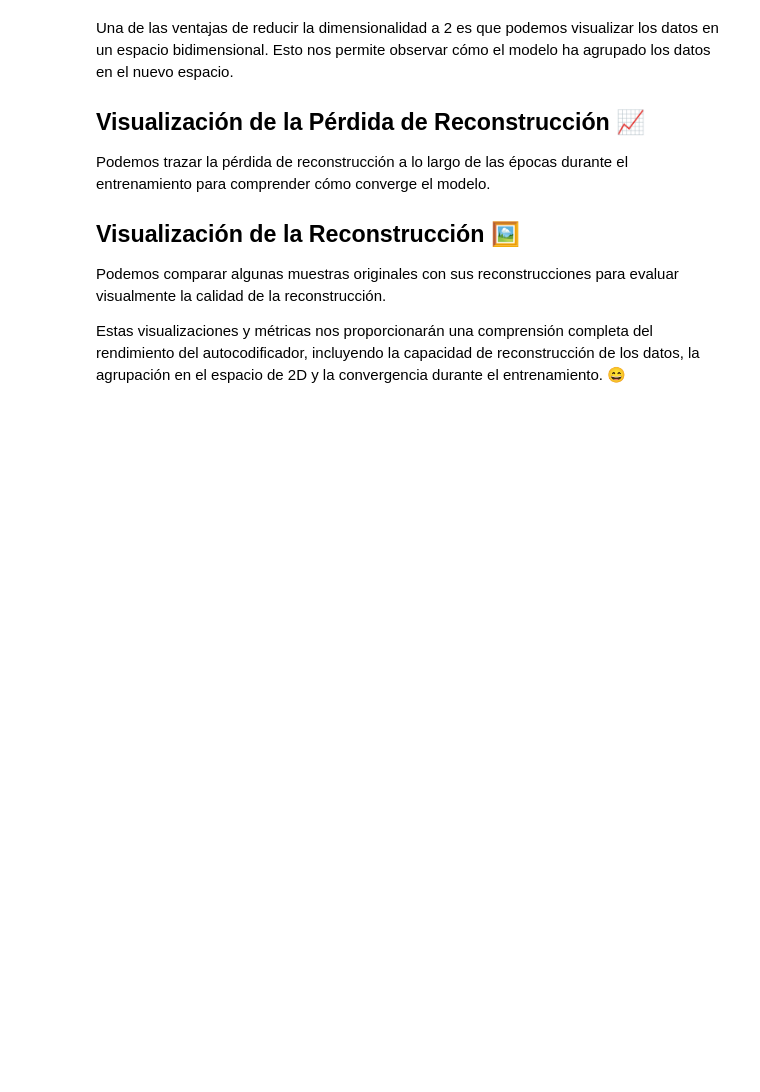
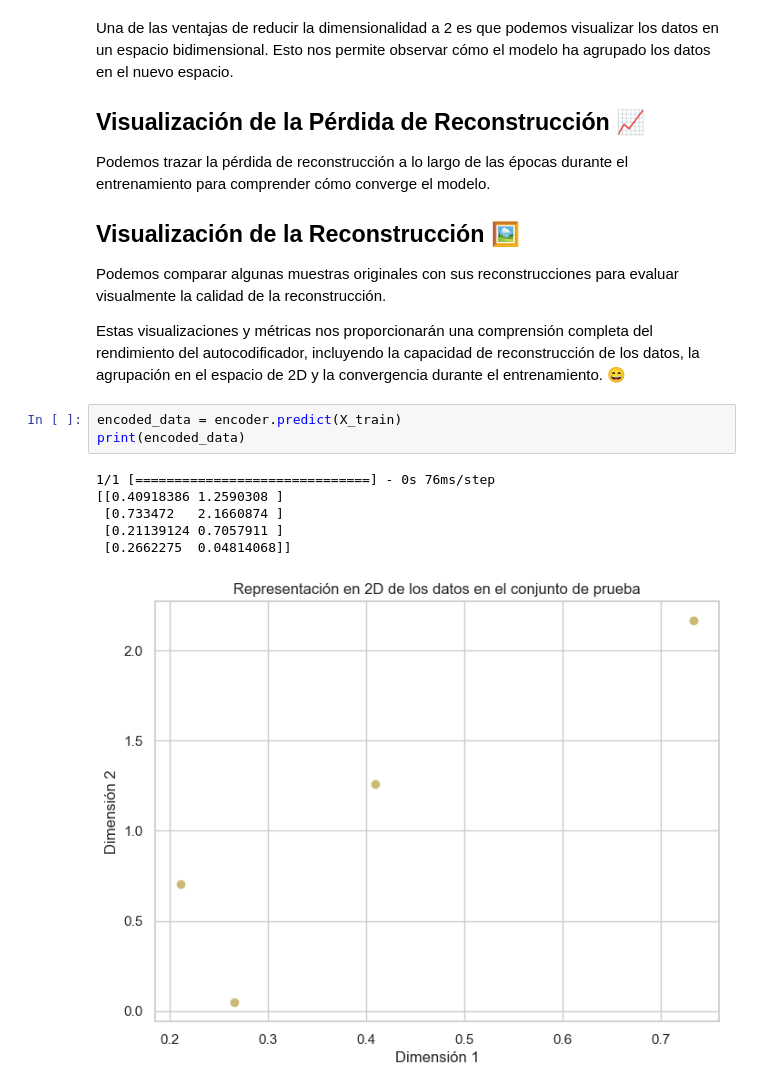
Before and after one commit to aleg001/Lab5-DS, a Jupyter notebook: Lab5.ipynb, the cells around one changed output. Drawn from its saved outputs; the diff is of its cells as text; blank space fills up the shorter version.

```diff
--- a/Lab5.ipynb
+++ b/Lab5.ipynb
@@ -188,4 +204,14 @@ Podemos trazar la pérdida de reconstrucción a lo largo de las épocas durante
 Podemos comparar algunas muestras originales con sus reconstrucciones para evaluar visualmente la calidad de la reconstrucción.
 
 Estas visualizaciones y métricas nos proporcionarán una comprensión completa del rendimiento del autocodificador, incluyendo la capacidad de reconstrucción de los datos, la agrupación en el espacio de 2D y la convergencia durante el entrenamiento. 😄
+# %%
+encoded_data = encoder.predict(X_train)
+print(encoded_data)
+# %% [output]
+1/1 [==============================] - 0s 76ms/step
+[[0.40918386 1.2590308 ]
+ [0.733472   2.1660874 ]
+ [0.21139124 0.7057911 ]
+ [0.2662275  0.04814068]]
+[figure, added]
 # %%
```
Also changed, not shown: parts of 10 cells of this notebook.
